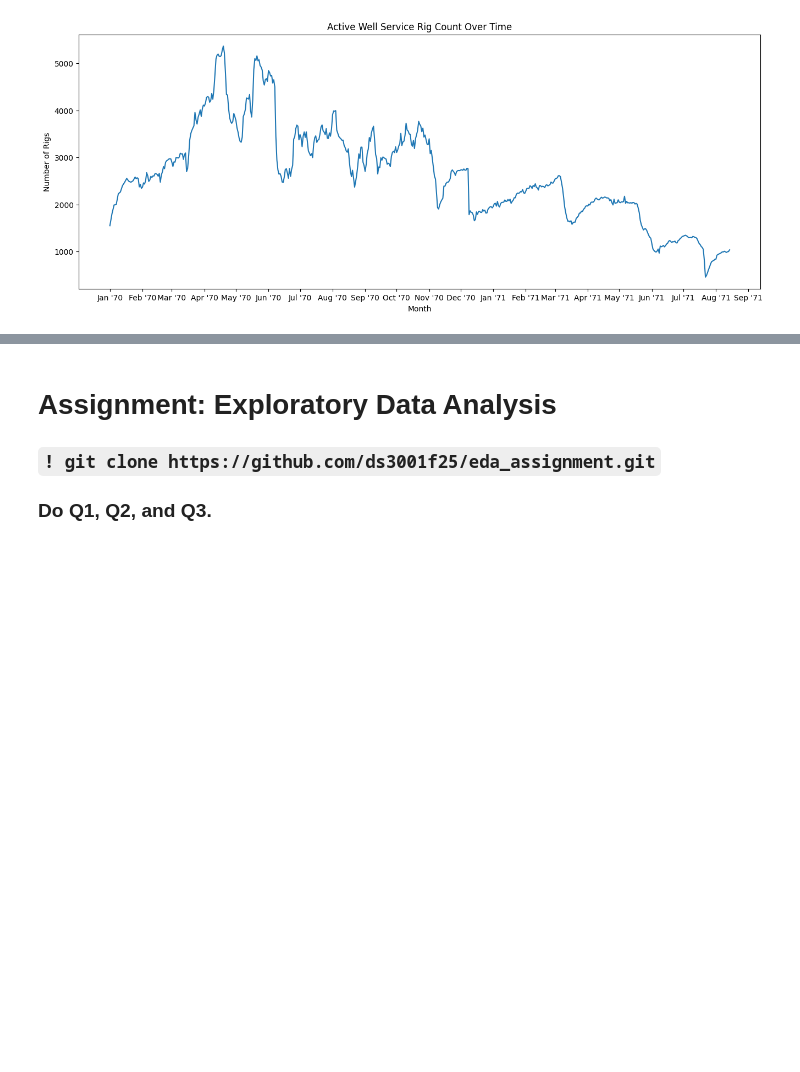
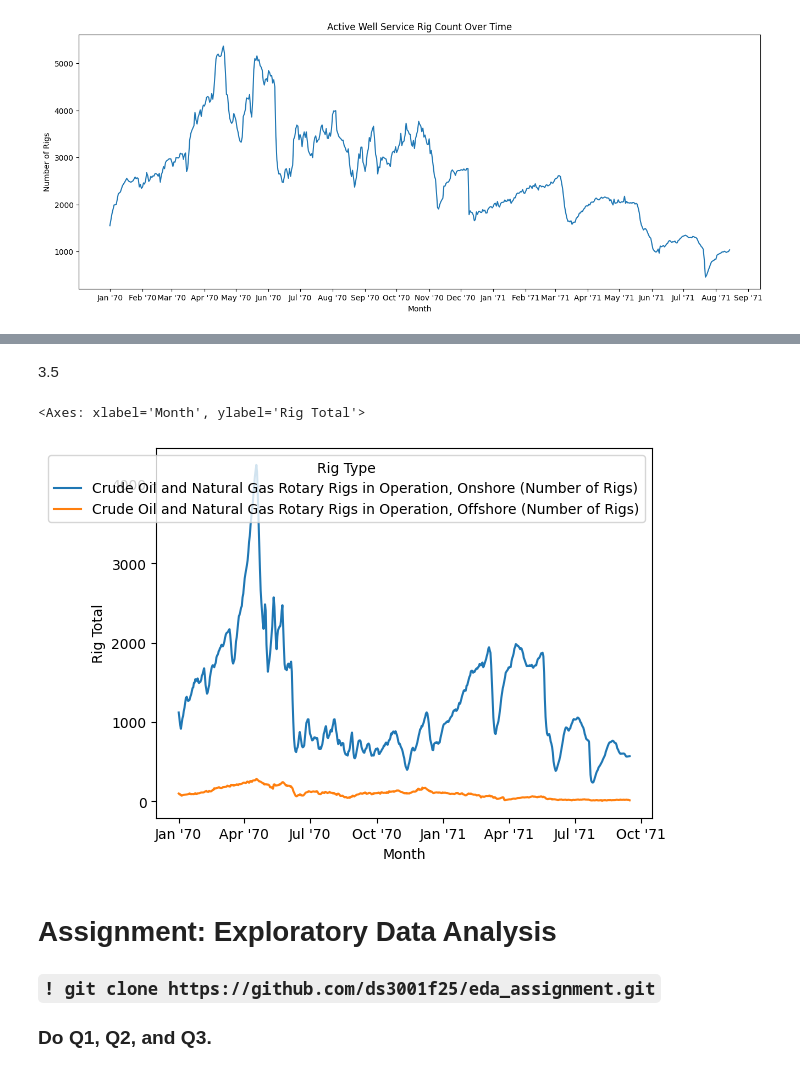
Before and after one commit to amn8ge/eda_assignment, a Jupyter notebook: assignment.ipynb, the cells around one changed output, grey strips where cells are left out. Cells and saved outputs as stored; diff of their text form; code cells hidden in the pictures; blank space fills up the shorter version.

```diff
--- a/assignment.ipynb
+++ b/assignment.ipynb
@@ -334,3 +357,28 @@ plt.show()
+# %% [markdown]
+3.5
+# %%
+melted_rigs = rigs.melt(
+    id_vars='Month',
+    value_vars=['Crude Oil and Natural Gas Rotary Rigs in Operation, Onshore (Number of Rigs)',
+                'Crude Oil and Natural Gas Rotary Rigs in Operation, Offshore (Number of Rigs)'],
+    var_name='Rig Type',
+    value_name='Rig Total'
+)
+
+plt.gca().xaxis.set_major_locator(mdates.MonthLocator(interval=3))
+# setting it so that there are tick marks every three months
+plt.gca().xaxis.set_major_formatter(mdates.DateFormatter("%b '%y"))
+# adjusting date formatting
+
+sns.lineplot(
+    data=melted_rigs,
+    x='Month',
+    y='Rig Total',
+    hue='Rig Type'
+)
+# %% [output]
+<Axes: xlabel='Month', ylabel='Rig Total'>
+[figure, added]
 # %% [markdown]
 # Assignment: Exploratory Data Analysis
 ### `! git clone https://github.com/ds3001f25/eda_assignment.git`
```
Also changed, not shown: parts of 3 cells of this notebook.
